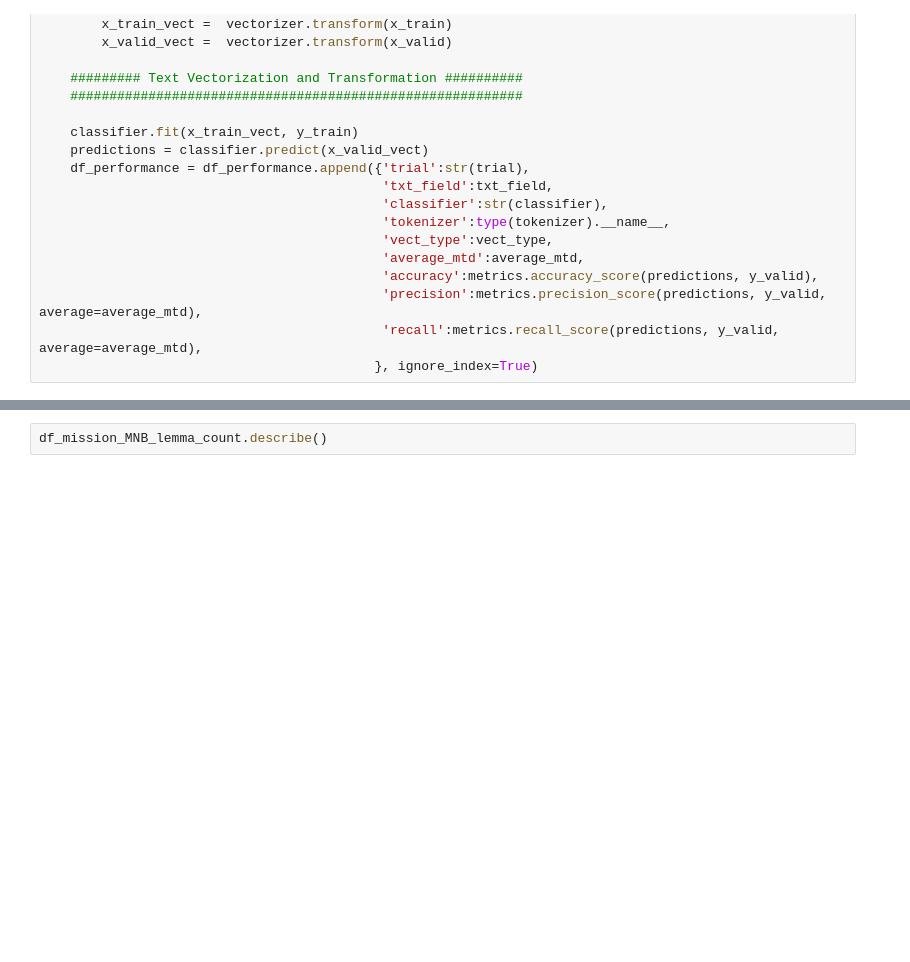
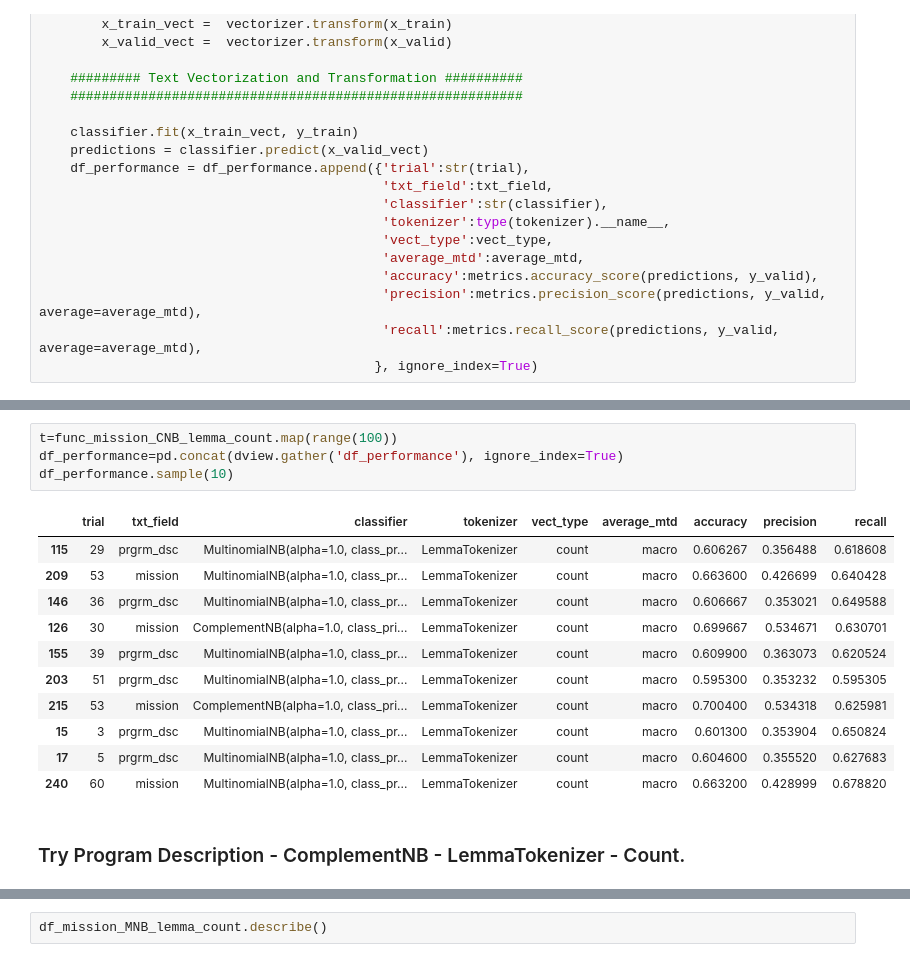
Before and after one commit to ma-ji/npo_classifier, a Jupyter notebook: script/classification_algorithms/naive_bayes.ipynb, the cells around one changed output, grey strips where cells are left out. Drawn from its saved outputs; the diff is of its cells as text; blank space fills up the shorter version.

```diff
--- a/script/classification_algorithms/naive_bayes.ipynb
+++ b/script/classification_algorithms/naive_bayes.ipynb
@@ -154,0 +602,18 @@ ValueError: If using all scalar values, you must pass an index
+# %%
+t=func_mission_CNB_lemma_count.map(range(100))
+df_performance=pd.concat(dview.gather('df_performance'), ignore_index=True)
+df_performance.sample(10)
+# %% [output]
+|  | trial | txt_field | classifier | tokenizer | vect_type | average_mtd | accuracy | precision | recall |
+| 115 | 29 | prgrm_dsc | MultinomialNB(alpha=1.0, class_pr... | LemmaTokenizer | count | macro | 0.606267 | 0.356488 | 0.618608 |
+| 209 | 53 | mission | MultinomialNB(alpha=1.0, class_pr... | LemmaTokenizer | count | macro | 0.663600 | 0.426699 | 0.640428 |
+| 146 | 36 | prgrm_dsc | MultinomialNB(alpha=1.0, class_pr... | LemmaTokenizer | count | macro | 0.606667 | 0.353021 | 0.649588 |
+| 126 | 30 | mission | ComplementNB(alpha=1.0, class_pri... | LemmaTokenizer | count | macro | 0.699667 | 0.534671 | 0.630701 |
+| 155 | 39 | prgrm_dsc | MultinomialNB(alpha=1.0, class_pr... | LemmaTokenizer | count | macro | 0.609900 | 0.363073 | 0.620524 |
+| 203 | 51 | prgrm_dsc | MultinomialNB(alpha=1.0, class_pr... | LemmaTokenizer | count | macro | 0.595300 | 0.353232 | 0.595305 |
+| 215 | 53 | mission | ComplementNB(alpha=1.0, class_pri... | LemmaTokenizer | count | macro | 0.700400 | 0.534318 | 0.625981 |
+| 15 | 3 | prgrm_dsc | MultinomialNB(alpha=1.0, class_pr... | LemmaTokenizer | count | macro | 0.601300 | 0.353904 | 0.650824 |
+| 17 | 5 | prgrm_dsc | MultinomialNB(alpha=1.0, class_pr... | LemmaTokenizer | count | macro | 0.604600 | 0.355520 | 0.627683 |
+| 240 | 60 | mission | MultinomialNB(alpha=1.0, class_pr... | LemmaTokenizer | count | macro | 0.663200 | 0.428999 | 0.678820 |
+# %% [markdown]
+### Try Program Description - ComplementNB - LemmaTokenizer - Count.
```
Also changed, not shown: parts of 30 cells of this notebook.
